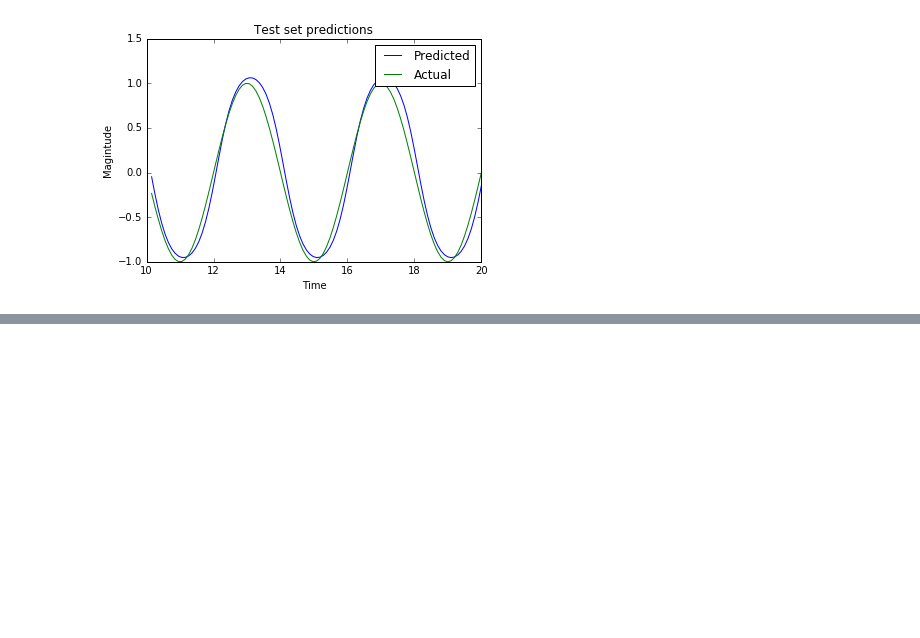
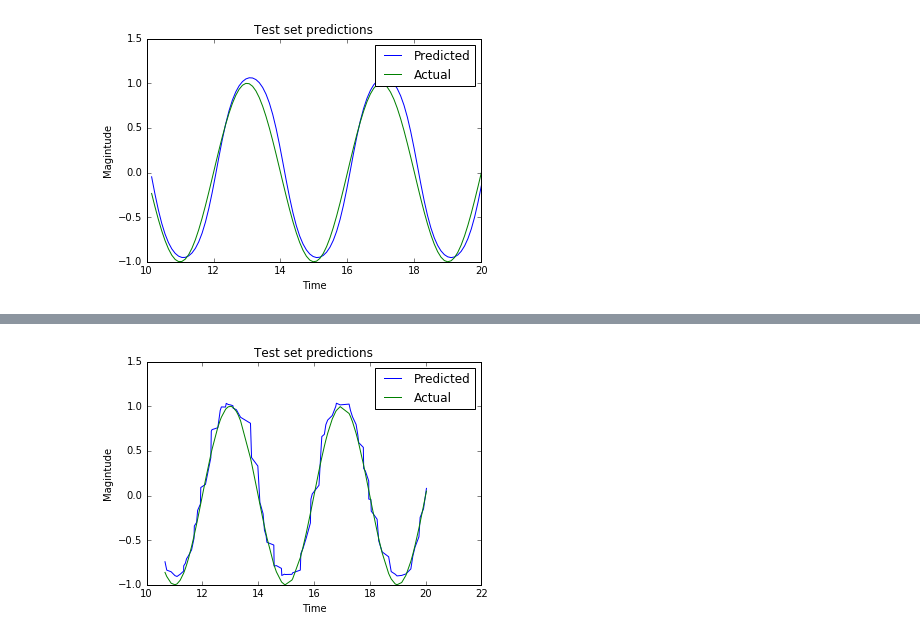
Before and after one commit to abhishekmalali/TimeFlow, a Jupyter notebook: timeflow-examples.ipynb, the cells around one changed output, grey strips where cells are left out. Saved outputs shown, nothing was run; the diff lists cells and outputs as text; code cells hidden in the pictures; blank space fills up the shorter version.

```diff
--- a/test-notebook.ipynb
+++ b/timeflow-examples.ipynb
@@ -177,0 +147,10 @@ plt.title('Test set predictions');
+# %%
+input_size = 4
+hidden_size = 10
+output_size = 1
+# %%
+inputs = tflow.placeholders.prediction.input_placeholder(input_size)
+input_lstm_layer = tflow.layers.InputLSTMLayer(inputs, input_size)
+lstm_layer = tflow.layers.LSTMLayer(input_size, hidden_size, input_lstm_layer)
+reg_layer = tflow.layers.RegressionLayer(hidden_size, output_size, lstm_layer)
+output_layer = tflow.layers.OutputLSTMLayer(output_size, reg_layer)
@@ -177,0 +159,4 @@ plt.title('Test set predictions');
+# %%
+outputs = output_layer.get_outputs()
+# Defining MSE as the loss function
+loss_func = tf.reduce_mean(tf.pow(tf.sub(outputs, y),2))
@@ -177,0 +166,4 @@ plt.title('Test set predictions');
+# %%
+# Starting tensorflow session
+sess=tf.InteractiveSession()
+sess.run(tf.initialize_all_variables())
@@ -177,0 +180,10 @@ plt.title('Test set predictions');
+# %%
+output = sess.run(outputs,feed_dict={inputs:X_test})
+plt.plot(time_vector[num_training_points:], output, label = 'Predicted')
+plt.plot(time_vector[num_training_points:], Y_test, label = 'Actual')
+plt.legend()
+plt.xlabel('Time')
+plt.ylabel('Magintude')
+plt.title('Test set predictions');
+# %% [output]
+[figure, added]
```
Also changed, not shown: parts of 13 cells of this notebook.
